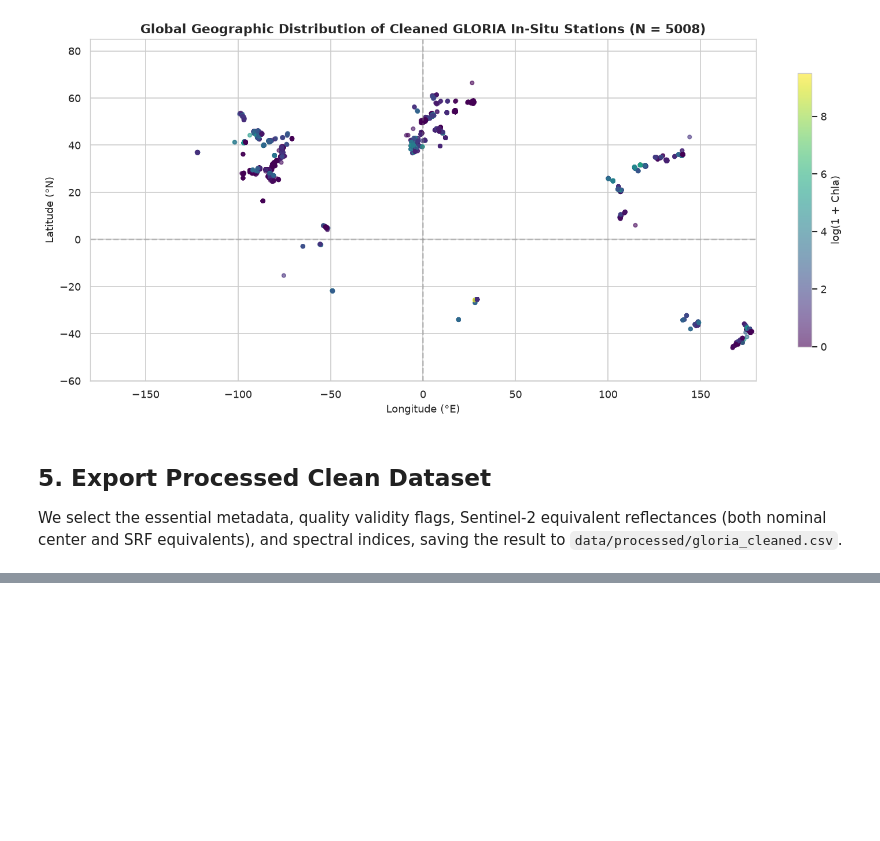
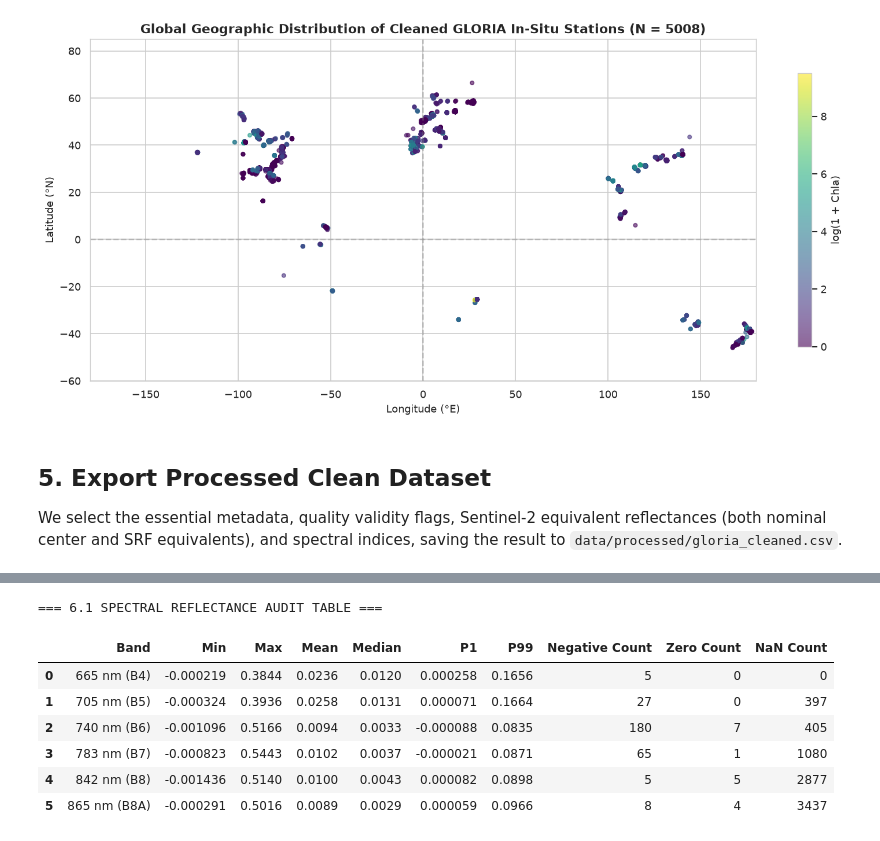
Before and after one commit to somyapurohit175-rgb/miniproject2026, a Jupyter notebook: ml/01_gloria_eda.ipynb, the cells around one changed output, grey strips where cells are left out. Drawn from its saved outputs; the diff is of its cells as text; code cells hidden in the pictures; blank space fills up the shorter version.

```diff
--- a/ml/01_gloria_eda.ipynb
+++ b/ml/01_gloria_eda.ipynb
@@ -383,0 +402,40 @@ First 3 rows of processed dataset:
+# %%
+# 6.1 Spectral Reflectance Quality Checks
+audit_bands = ['rho_B4', 'rho_B5', 'rho_B6', 'rho_B7', 'rho_B8', 'rho_B8A']
+band_labels = {
+    'rho_B4': '665 nm (B4)',
+    'rho_B5': '705 nm (B5)',
+    'rho_B6': '740 nm (B6)',
+    'rho_B7': '783 nm (B7)',
+    'rho_B8': '842 nm (B8)',
+    'rho_B8A': '865 nm (B8A)'
+}
+
+ref_audit = []
+for col in audit_bands:
+    s = df_clean[col]
+    val = s.dropna()
+    ref_audit.append({
+        'Band': band_labels[col],
+        'Min': f"{val.min():.6f}",
+        'Max': f"{val.max():.4f}",
+        'Mean': f"{val.mean():.4f}",
+        'Median': f"{val.median():.4f}",
+        'P1': f"{np.percentile(val, 1):.6f}",
+        'P99': f"{np.percentile(val, 99):.4f}",
+        'Negative Count': (val < 0).sum(),
+        'Zero Count': (val == 0).sum(),
+        'NaN Count': s.isna().sum()
+    })
+
+print("=== 6.1 SPECTRAL REFLECTANCE AUDIT TABLE ===")
+display(pd.DataFrame(ref_audit))
+# %% [output]
+=== 6.1 SPECTRAL REFLECTANCE AUDIT TABLE ===
+|  | Band | Min | Max | Mean | Median | P1 | P99 | Negative Count | Zero Count | NaN Count |
+| 0 | 665 nm (B4) | -0.000219 | 0.3844 | 0.0236 | 0.0120 | 0.000258 | 0.1656 | 5 | 0 | 0 |
+| 1 | 705 nm (B5) | -0.000324 | 0.3936 | 0.0258 | 0.0131 | 0.000071 | 0.1664 | 27 | 0 | 397 |
+| 2 | 740 nm (B6) | -0.001096 | 0.5166 | 0.0094 | 0.0033 | -0.000088 | 0.0835 | 180 | 7 | 405 |
+| 3 | 783 nm (B7) | -0.000823 | 0.5443 | 0.0102 | 0.0037 | -0.000021 | 0.0871 | 65 | 1 | 1080 |
+| 4 | 842 nm (B8) | -0.001436 | 0.5140 | 0.0100 | 0.0043 | 0.000082 | 0.0898 | 5 | 5 | 2877 |
+| 5 | 865 nm (B8A) | -0.000291 | 0.5016 | 0.0089 | 0.0029 | 0.000059 | 0.0966 | 8 | 4 | 3437 |
```
Also changed, not shown: parts of 14 cells of this notebook, 1 other file.
